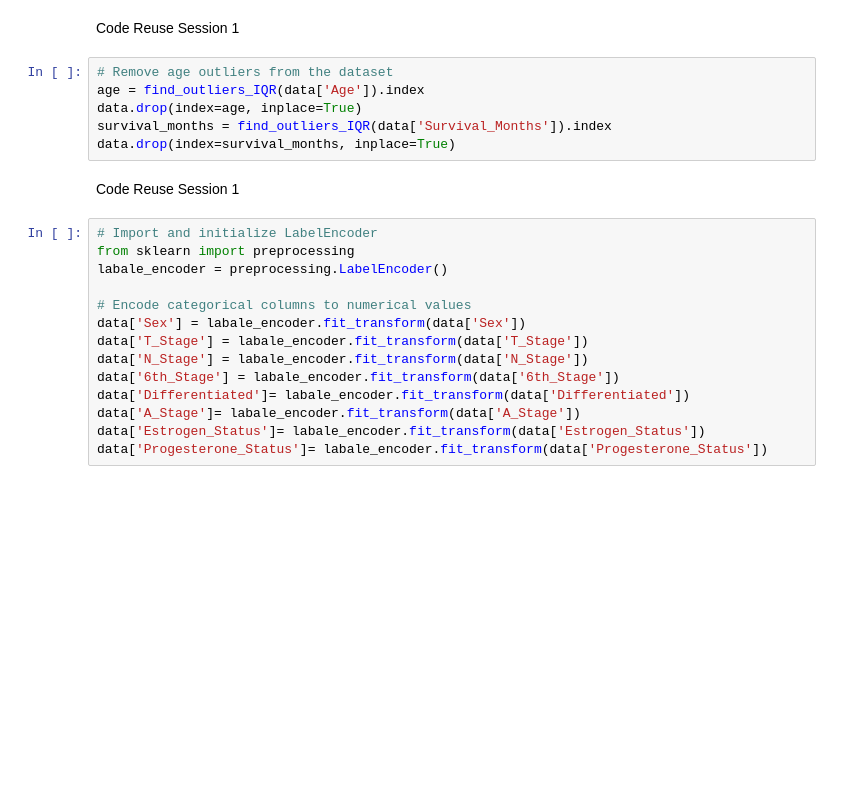
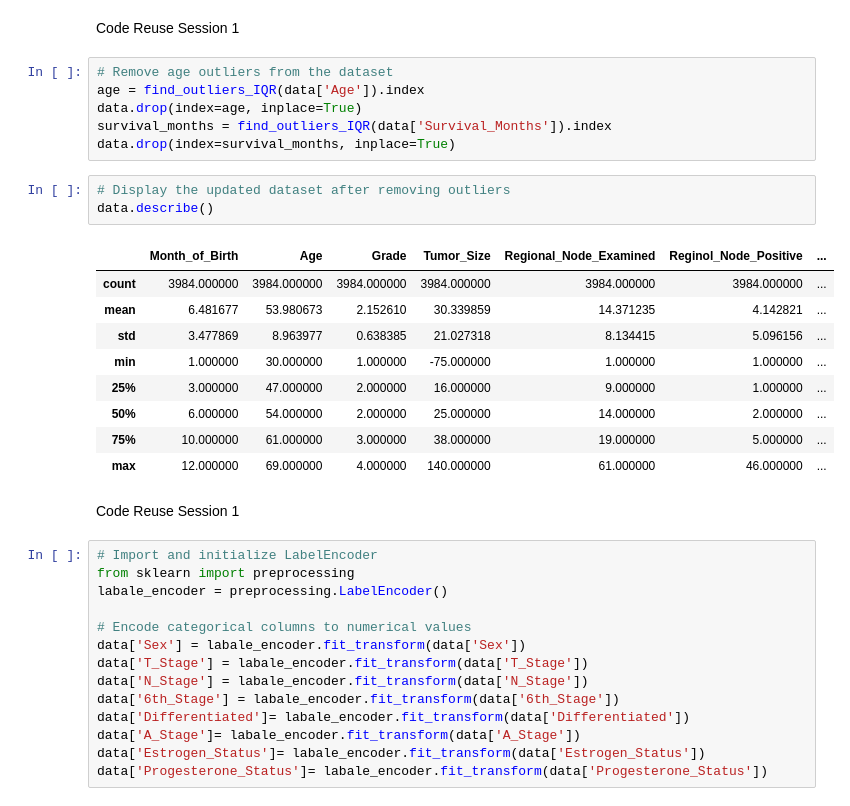
Before and after one commit to edmthinula/IIT_ML_tut, a Jupyter notebook: cw/week6.ipynb, the cells around one changed output. Drawn from its saved outputs; the diff is of its cells as text; blank space fills up the shorter version.

```diff
--- a/cw/week6.ipynb
+++ b/cw/week6.ipynb
@@ -214,6 +283,19 @@ age = find_outliers_IQR(data['Age']).index
 data.drop(index=age, inplace=True)
 survival_months = find_outliers_IQR(data['Survival_Months']).index
 data.drop(index=survival_months, inplace=True)
+# %%
+# Display the updated dataset after removing outliers
+data.describe()
+# %% [output]
+|  | Month_of_Birth | Age | Grade | Tumor_Size | Regional_Node_Examined | Reginol_Node_Positive | ... |
+| count | 3984.000000 | 3984.000000 | 3984.000000 | 3984.000000 | 3984.000000 | 3984.000000 | ... |
+| mean | 6.481677 | 53.980673 | 2.152610 | 30.339859 | 14.371235 | 4.142821 | ... |
+| std | 3.477869 | 8.963977 | 0.638385 | 21.027318 | 8.134415 | 5.096156 | ... |
+| min | 1.000000 | 30.000000 | 1.000000 | -75.000000 | 1.000000 | 1.000000 | ... |
+| 25% | 3.000000 | 47.000000 | 2.000000 | 16.000000 | 9.000000 | 1.000000 | ... |
+| 50% | 6.000000 | 54.000000 | 2.000000 | 25.000000 | 14.000000 | 2.000000 | ... |
+| 75% | 10.000000 | 61.000000 | 3.000000 | 38.000000 | 19.000000 | 5.000000 | ... |
+| max | 12.000000 | 69.000000 | 4.000000 | 140.000000 | 61.000000 | 46.000000 | ... |
 # %% [markdown]
 Code Reuse Session 1
 # %%
```
Also changed, not shown: parts of 12 cells of this notebook, 3 other files.
